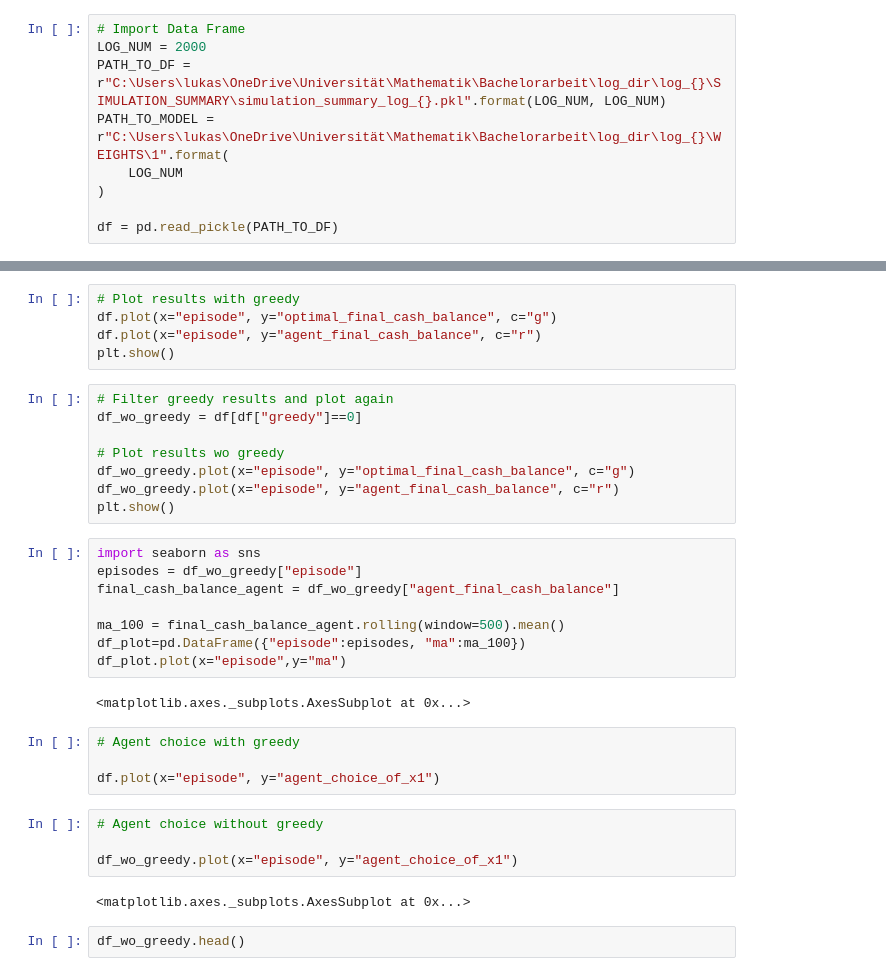
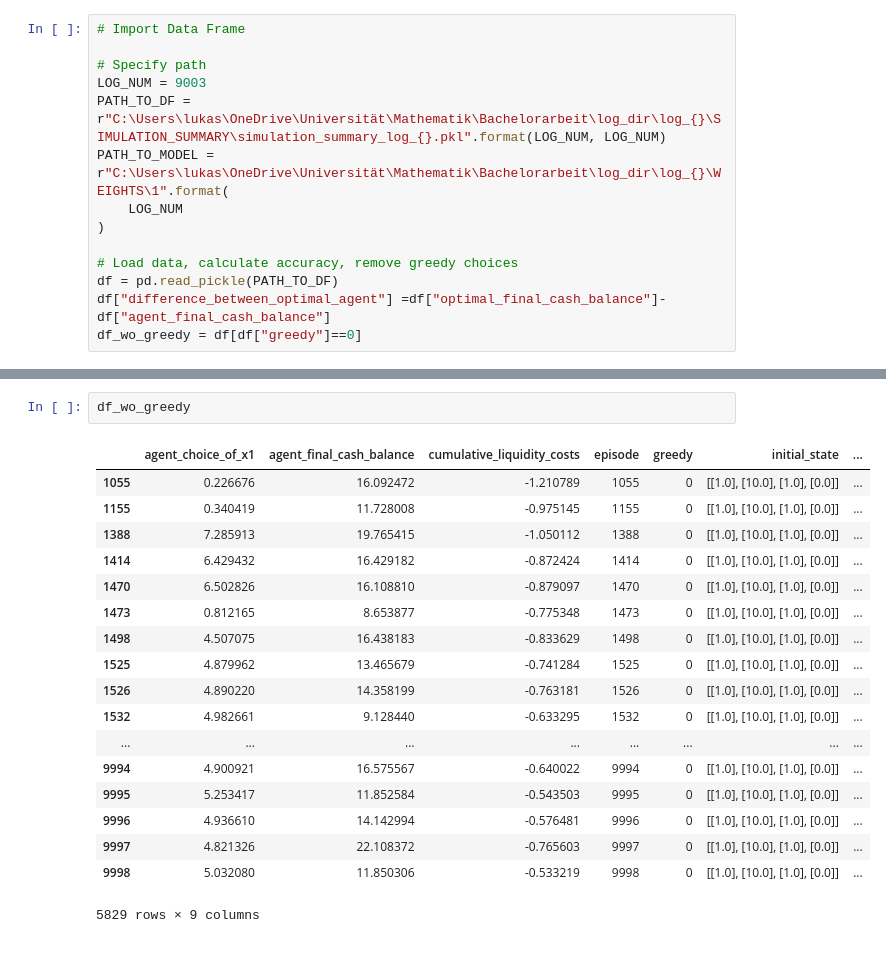
Before and after one commit to LuK2019/ICNN_BA, a Jupyter notebook: src/simulation_evaluation_main.ipynb, the cells around one changed output, grey strips where cells are left out. Cells and saved outputs as stored; diff of their text form.

```diff
--- a/src/simulation_evaluation_main.ipynb
+++ b/src/simulation_evaluation_main.ipynb
@@ -12,9 +14,14 @@ matplotlib.rcParams['figure.figsize'] = [20, 10]
 # %%
 # Import Data Frame
-LOG_NUM = 2000
+
+# Specify path
+LOG_NUM = 9003
 PATH_TO_DF = r"C:\Users\lukas\OneDrive\Universität\Mathematik\Bachelorarbeit\log_dir\log_{}\SIMULATION_SUMMARY\simulation_summary_log_{}.pkl".format(LOG_NUM, LOG_NUM)
 PATH_TO_MODEL = r"C:\Users\lukas\OneDrive\Universität\Mathematik\Bachelorarbeit\log_dir\log_{}\WEIGHTS\1".format(
     LOG_NUM
 )
 
+# Load data, calculate accuracy, remove greedy choices
 df = pd.read_pickle(PATH_TO_DF)
+df["difference_between_optimal_agent"] =df["optimal_final_cash_balance"]-df["agent_final_cash_balance"]
+df_wo_greedy = df[df["greedy"]==0]
@@ -43,35 +41,21 @@ None
-# %%
-# Plot results with greedy
-df.plot(x="episode", y="optimal_final_cash_balance", c="g")
-df.plot(x="episode", y="agent_final_cash_balance", c="r")
-plt.show()
-# %%
-# Filter greedy results and plot again
-df_wo_greedy = df[df["greedy"]==0]
-
-# Plot results wo greedy
-df_wo_greedy.plot(x="episode", y="optimal_final_cash_balance", c="g")
-df_wo_greedy.plot(x="episode", y="agent_final_cash_balance", c="r")
-plt.show()
-# %%
-import seaborn as sns
-episodes = df_wo_greedy["episode"]
-final_cash_balance_agent = df_wo_greedy["agent_final_cash_balance"]
-
-ma_100 = final_cash_balance_agent.rolling(window=500).mean()
-df_plot=pd.DataFrame({"episode":episodes, "ma":ma_100})
-df_plot.plot(x="episode",y="ma")
-# %% [output]
-<matplotlib.axes._subplots.AxesSubplot at 0x...>
-# %%
-# Agent choice with greedy
-
-df.plot(x="episode", y="agent_choice_of_x1")
-# %%
-# Agent choice without greedy
-
-df_wo_greedy.plot(x="episode", y="agent_choice_of_x1")
-# %% [output]
-<matplotlib.axes._subplots.AxesSubplot at 0x...>
 # %%
-df_wo_greedy.head()
+df_wo_greedy
+# %% [output]
+|  | agent_choice_of_x1 | agent_final_cash_balance | cumulative_liquidity_costs | episode | greedy | initial_state | ... |
+| 1055 | 0.226676 | 16.092472 | -1.210789 | 1055 | 0 | [[1.0], [10.0], [1.0], [0.0]] | ... |
+| 1155 | 0.340419 | 11.728008 | -0.975145 | 1155 | 0 | [[1.0], [10.0], [1.0], [0.0]] | ... |
+| 1388 | 7.285913 | 19.765415 | -1.050112 | 1388 | 0 | [[1.0], [10.0], [1.0], [0.0]] | ... |
+| 1414 | 6.429432 | 16.429182 | -0.872424 | 1414 | 0 | [[1.0], [10.0], [1.0], [0.0]] | ... |
+| 1470 | 6.502826 | 16.108810 | -0.879097 | 1470 | 0 | [[1.0], [10.0], [1.0], [0.0]] | ... |
+| 1473 | 0.812165 | 8.653877 | -0.775348 | 1473 | 0 | [[1.0], [10.0], [1.0], [0.0]] | ... |
+| 1498 | 4.507075 | 16.438183 | -0.833629 | 1498 | 0 | [[1.0], [10.0], [1.0], [0.0]] | ... |
+| 1525 | 4.879962 | 13.465679 | -0.741284 | 1525 | 0 | [[1.0], [10.0], [1.0], [0.0]] | ... |
+| 1526 | 4.890220 | 14.358199 | -0.763181 | 1526 | 0 | [[1.0], [10.0], [1.0], [0.0]] | ... |
+| 1532 | 4.982661 | 9.128440 | -0.633295 | 1532 | 0 | [[1.0], [10.0], [1.0], [0.0]] | ... |
+| ... | ... | ... | ... | ... | ... | ... | ... |
+| 9994 | 4.900921 | 16.575567 | -0.640022 | 9994 | 0 | [[1.0], [10.0], [1.0], [0.0]] | ... |
+| 9995 | 5.253417 | 11.852584 | -0.543503 | 9995 | 0 | [[1.0], [10.0], [1.0], [0.0]] | ... |
+| 9996 | 4.936610 | 14.142994 | -0.576481 | 9996 | 0 | [[1.0], [10.0], [1.0], [0.0]] | ... |
+| 9997 | 4.821326 | 22.108372 | -0.765603 | 9997 | 0 | [[1.0], [10.0], [1.0], [0.0]] | ... |
+| 9998 | 5.032080 | 11.850306 | -0.533219 | 9998 | 0 | [[1.0], [10.0], [1.0], [0.0]] | ... |
+5829 rows × 9 columns
```
Also changed, not shown: parts of 19 cells of this notebook, 2 other files.
